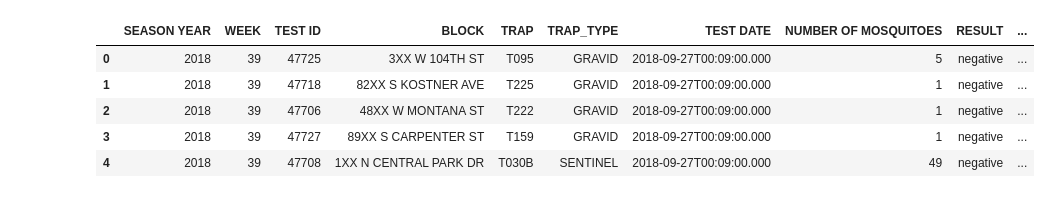
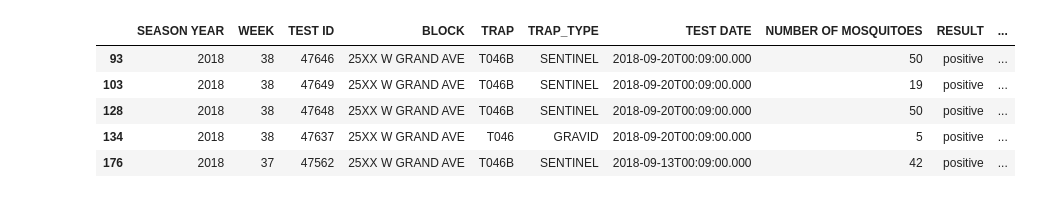
Before and after one commit to yenchulin/DM_HW3, a Jupyter notebook: DBSCAN.ipynb, the cells around one changed output. Cells and saved outputs as stored; diff of their text form; code cells hidden in the pictures.

```diff
--- a/DBSCAN.ipynb
+++ b/DBSCAN.ipynb
@@ -10,15 +10,16 @@ csvPath = "./chicago-west-nile-virus-mosquito-test-results/west-nile-virus-wnv-m
 # %%
 ## Read Data
 
 df = pd.read_csv(csvPath, encoding="utf-8")
+df = df.loc[df['RESULT'] == 'positive']
 df.head()
 # %% [output]
 |  | SEASON YEAR | WEEK | TEST ID | BLOCK | TRAP | TRAP_TYPE | TEST DATE | NUMBER OF MOSQUITOES | RESULT | ... |
-| 0 | 2018 | 39 | 47725 | 3XX W 104TH ST | T095 | GRAVID | 2018-09-27T00:09:00.000 | 5 | negative | ... |
-| 1 | 2018 | 39 | 47718 | 82XX S KOSTNER AVE | T225 | GRAVID | 2018-09-27T00:09:00.000 | 1 | negative | ... |
-| 2 | 2018 | 39 | 47706 | 48XX W MONTANA ST | T222 | GRAVID | 2018-09-27T00:09:00.000 | 1 | negative | ... |
-| 3 | 2018 | 39 | 47727 | 89XX S CARPENTER ST | T159 | GRAVID | 2018-09-27T00:09:00.000 | 1 | negative | ... |
-| 4 | 2018 | 39 | 47708 | 1XX N CENTRAL PARK DR | T030B | SENTINEL | 2018-09-27T00:09:00.000 | 49 | negative | ... |
+| 93 | 2018 | 38 | 47646 | 25XX W GRAND AVE | T046B | SENTINEL | 2018-09-20T00:09:00.000 | 50 | positive | ... |
+| 103 | 2018 | 38 | 47649 | 25XX W GRAND AVE | T046B | SENTINEL | 2018-09-20T00:09:00.000 | 19 | positive | ... |
+| 128 | 2018 | 38 | 47648 | 25XX W GRAND AVE | T046B | SENTINEL | 2018-09-20T00:09:00.000 | 50 | positive | ... |
+| 134 | 2018 | 38 | 47637 | 25XX W GRAND AVE | T046 | GRAVID | 2018-09-20T00:09:00.000 | 5 | positive | ... |
+| 176 | 2018 | 37 | 47562 | 25XX W GRAND AVE | T046B | SENTINEL | 2018-09-13T00:09:00.000 | 42 | positive | ... |
 # %%
 df.describe()
 # %% [output]
```
Also changed, not shown: parts of 16 cells of this notebook.
